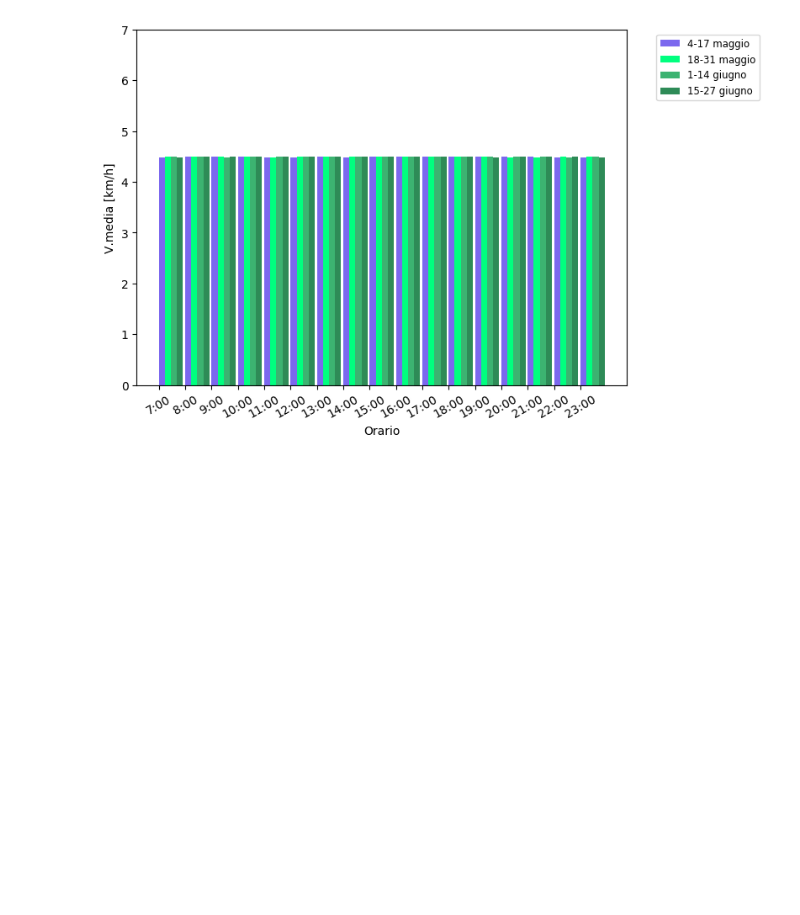
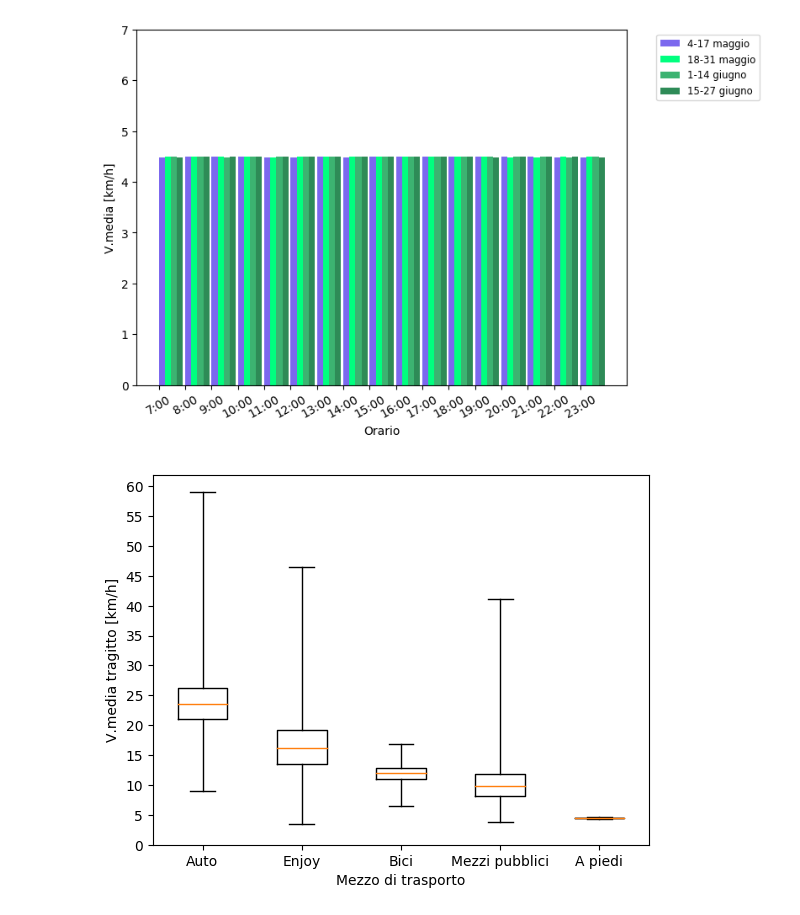
Before and after one commit to mmastrapasqua7/kowalskianalysis, a Jupyter notebook: jupyter/New/2_VariazioneVelocitaMediaOraria.ipynb, the cells around one changed output. Saved outputs shown, nothing was run; the diff lists cells and outputs as text; code cells hidden in the pictures; blank space fills up the shorter version.

```diff
--- a/jupyter/New/2_VariazioneVelocitaMediaOraria.ipynb
+++ b/jupyter/New/2_VariazioneVelocitaMediaOraria.ipynb
@@ -589,3 +589,32 @@ plt.ylim((0, 7))
 plt.show()
 # %% [output]
 [figure]
+# %%
+distance_param = 'CDistance'
+c = ((tragitti[distance_param] * 60.) / tragitti['Car']).tolist()
+e = ((tragitti[distance_param] * 60.) / tragitti['Enjoy']).tolist()
+distance_param = 'FDistance'
+b = ((tragitti[distance_param] * 60.) / tragitti['Bike']).tolist()
+distance_param = 'CDistance'
+p = ((tragitti[distance_param] * 60.) / tragitti['Public']).tolist()
+distance_param = 'FDistance'
+f = ((tragitti[distance_param] * 60.) / tragitti['Foot']).tolist()
+# %%
+my_dict = {
+    'Auto': c,
+    'Enjoy': e,
+    'Bici': b,
+    'Mezzi pubblici': p,
+    'A piedi': f}
+
+fig, ax = plt.subplots()
+ax.boxplot([my_dict['Auto'], my_dict['Enjoy'], my_dict['Bici'], my_dict['Mezzi pubblici'], my_dict['A piedi']], whis='range')
+ax.set_xticklabels(['Auto', 'Enjoy', 'Bici', 'Mezzi pubblici', 'A piedi'])
+
+plt.xlabel('Mezzo di trasporto')
+plt.ylabel('V.media tragitto [km/h]')
+
+plt.yticks(range(0, 61, 5))
+plt.show()
+# %% [output]
+[figure, added]
```
Also changed, not shown: 3 other files.
